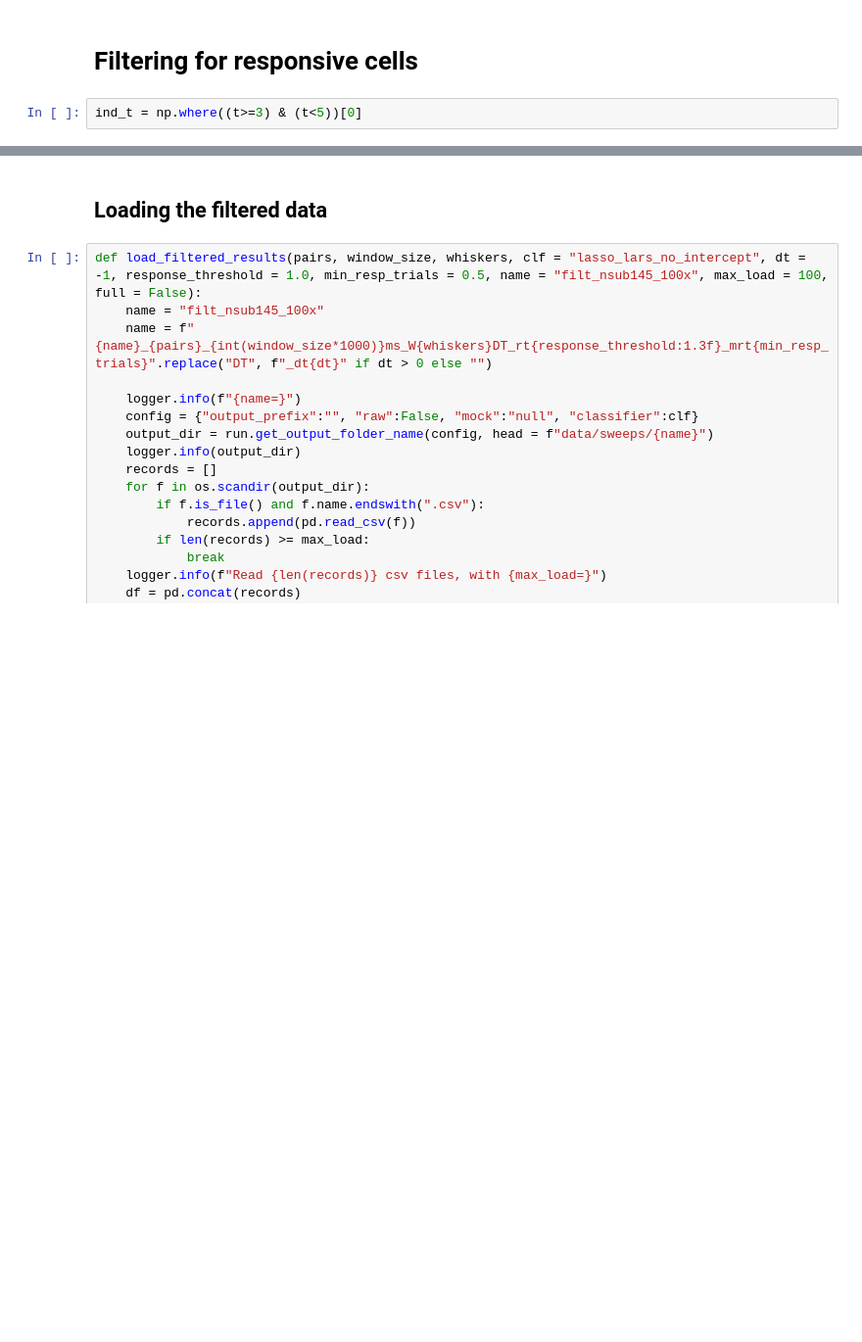
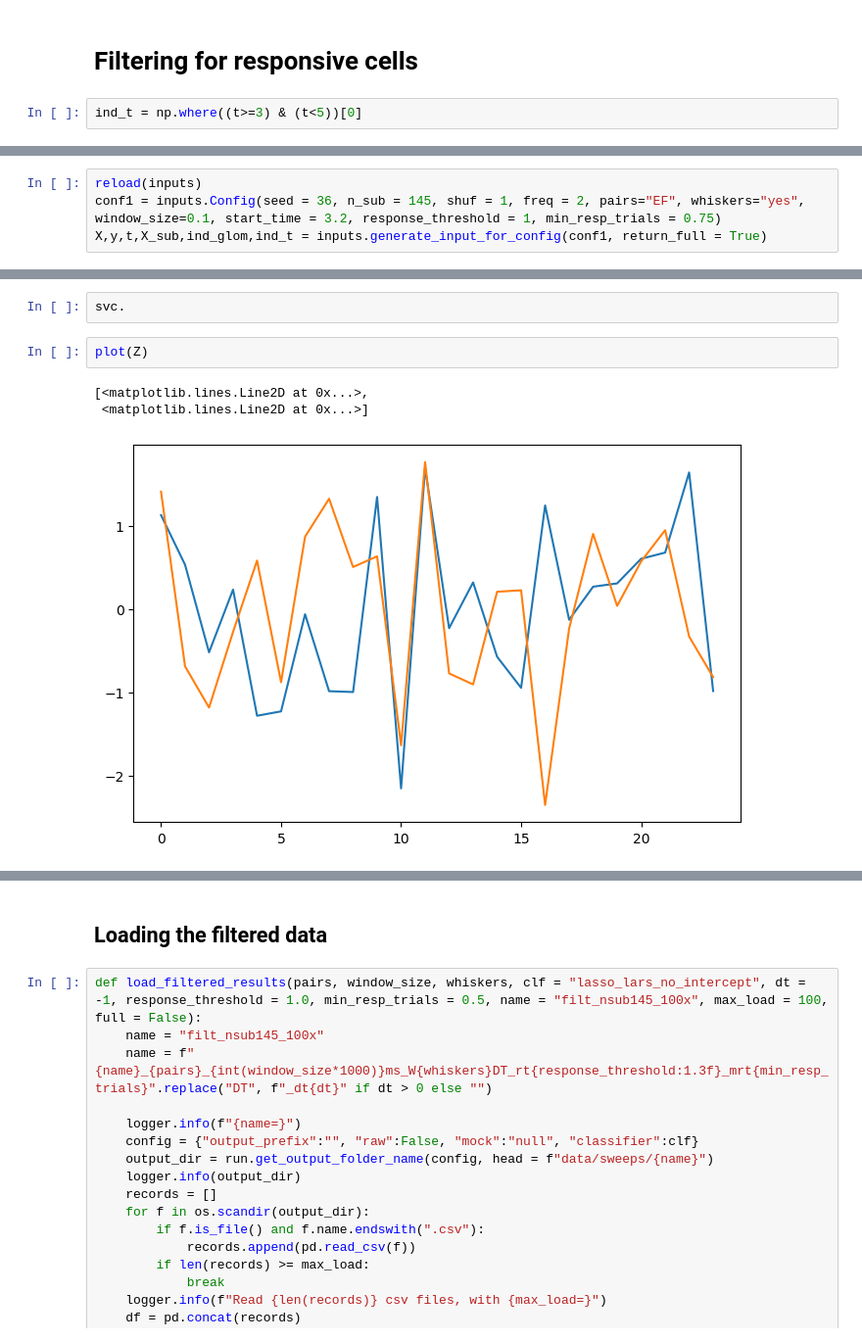
Before and after one commit to stootoon/crick-osn-decoding-release, a Jupyter notebook: make_figures.ipynb, the cells around one changed output, grey strips where cells are left out. Shown at 98% size. Saved outputs shown, nothing was run; the diff lists cells and outputs as text; blank space fills up the shorter version.

```diff
--- a/make_figures.ipynb
+++ b/make_figures.ipynb
@@ -581,0 +528,4 @@ train_acc=0.776, test_acc=0.800
+# %%
+reload(inputs)
+conf1 = inputs.Config(seed = 36, n_sub = 145, shuf = 1, freq = 2, pairs="EF", whiskers="yes", window_size=0.1, start_time = 3.2, response_threshold = 1, min_resp_trials = 0.75)
+X,y,t,X_sub,ind_glom,ind_t = inputs.generate_input_for_config(conf1, return_full = True)
@@ -581,0 +654,8 @@ train_acc=0.776, test_acc=0.800
+# %%
+svc.
+# %%
+plot(Z)
+# %% [output]
+[<matplotlib.lines.Line2D at 0x...>,
+ <matplotlib.lines.Line2D at 0x...>]
+[figure, added]
```
Also changed, not shown: parts of 30 cells of this notebook.
